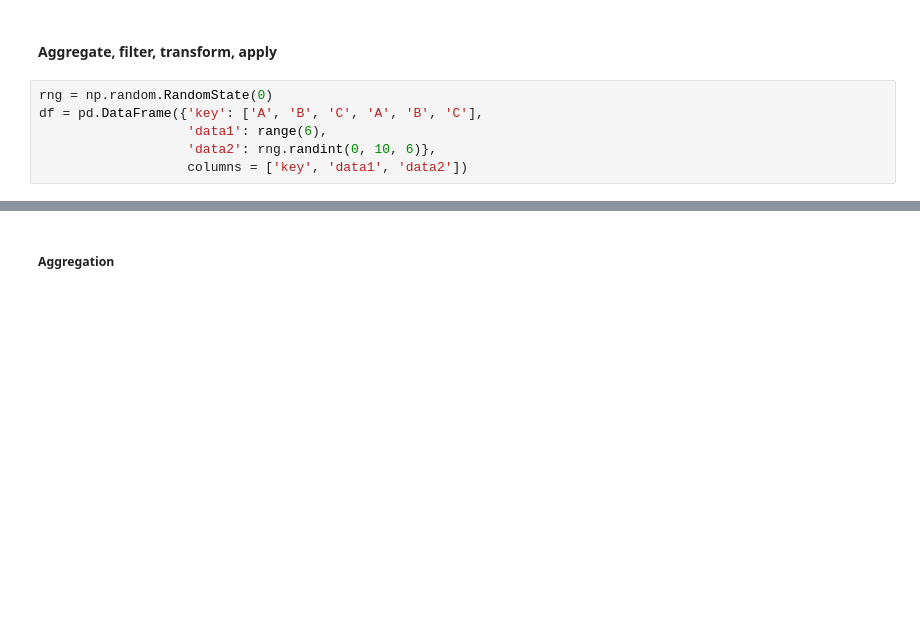
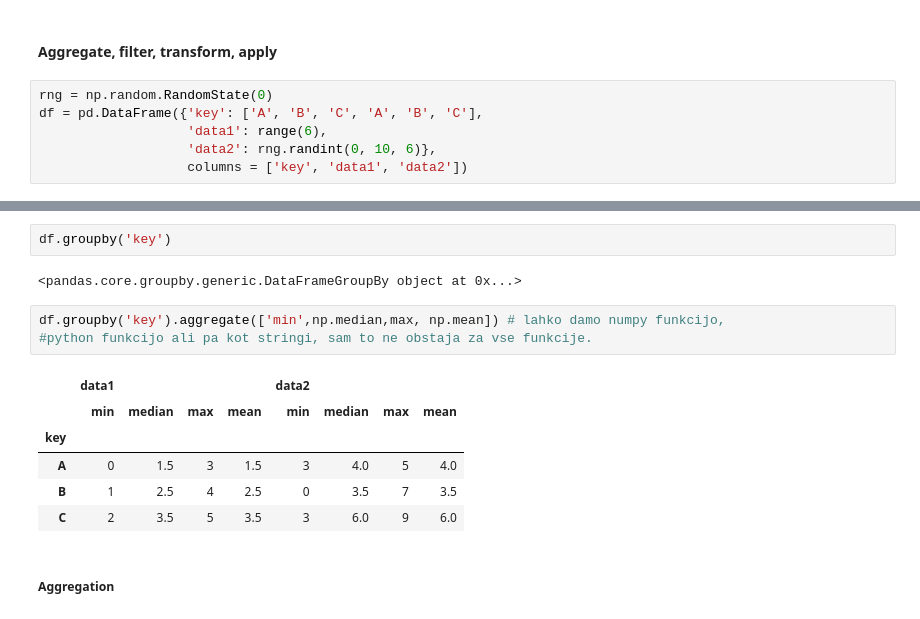
Before and after one commit to kujtimdauti/python_analitika, a Jupyter notebook: teden_03/03_teden_pandas_clean.ipynb, the cells around one changed output, grey strips where cells are left out. Cells and saved outputs as stored; diff of their text form; blank space fills up the shorter version.

```diff
--- a/teden_03/03_teden_pandas_clean.ipynb
+++ b/teden_03/03_teden_pandas_clean.ipynb
@@ -1425,2 +1724,16 @@ df = pd.DataFrame({'key': ['A', 'B', 'C', 'A', 'B', 'C'],
+# %%
+df.groupby('key')
+# %% [output]
+<pandas.core.groupby.generic.DataFrameGroupBy object at 0x...>
+# %%
+df.groupby('key').aggregate(['min',np.median,max, np.mean]) # lahko damo numpy funkcijo,
+#python funkcijo ali pa kot stringi, sam to ne obstaja za vse funkcije.
+# %% [output]
+|  | data1 |  |  |  | data2 |  |  |  |
+|  | min | median | max | mean | min | median | max | mean |
+| key |  |  |  |  |  |  |  |  |
+| A | 0 | 1.5 | 3 | 1.5 | 3 | 4.0 | 5 | 4.0 |
+| B | 1 | 2.5 | 4 | 2.5 | 0 | 3.5 | 7 | 3.5 |
+| C | 2 | 3.5 | 5 | 3.5 | 3 | 6.0 | 9 | 6.0 |
 # %% [markdown]
 ##### Aggregation
```
Also changed, not shown: parts of 91 cells of this notebook, 16 other files.
